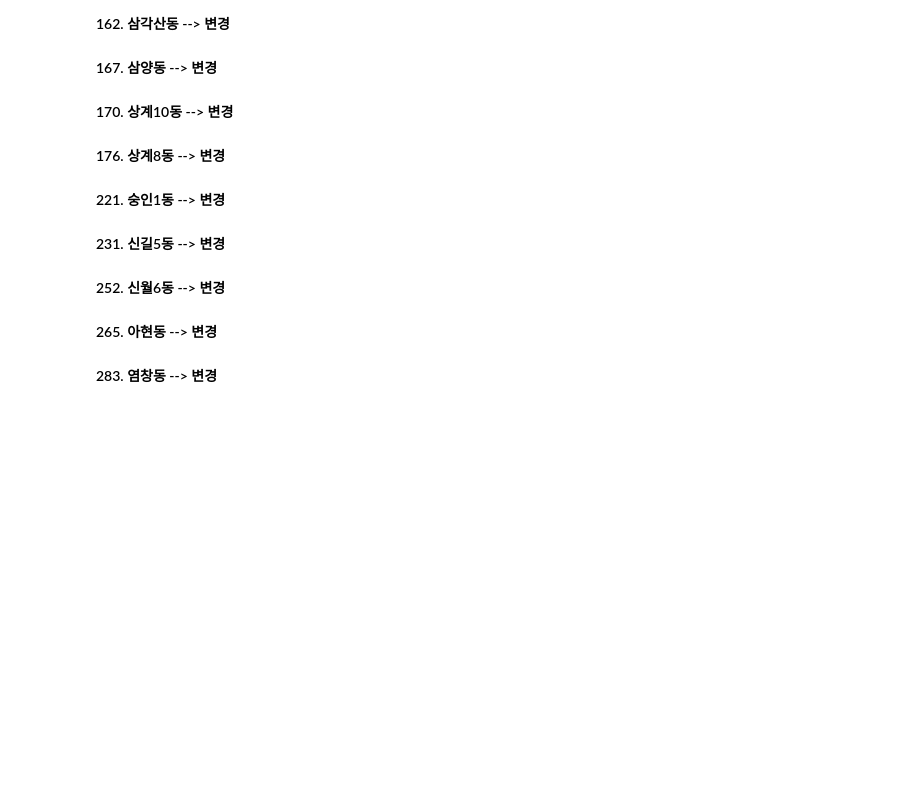
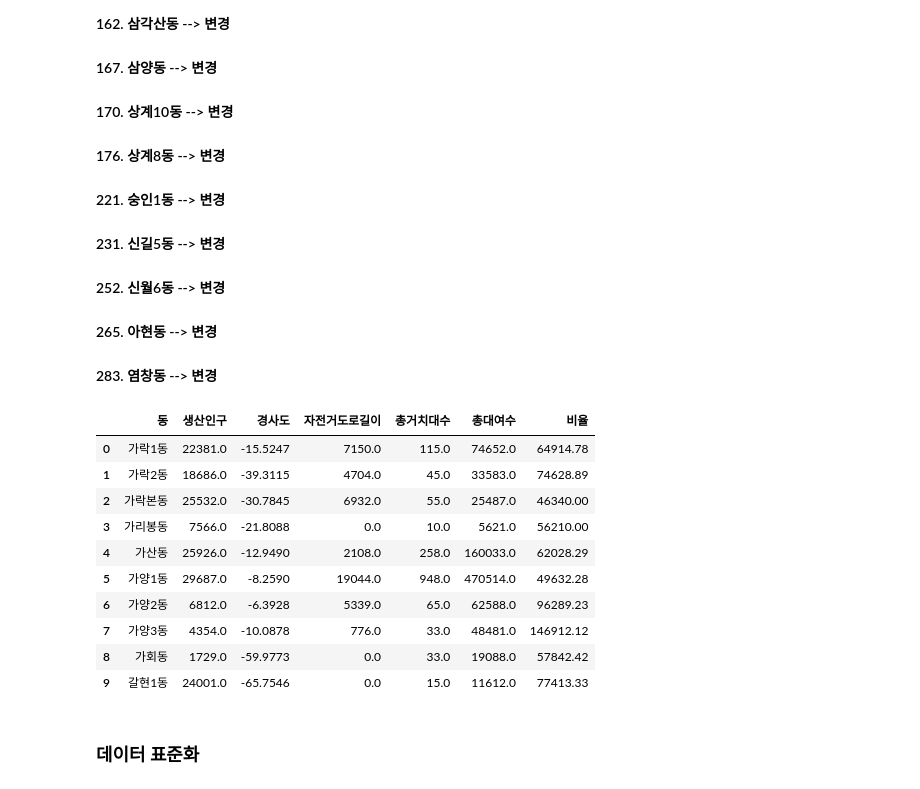
Before and after one commit to JuheePak/Python-project, a Jupyter notebook: source/visualization.ipynb, the cells around one changed output. Saved outputs shown, nothing was run; the diff lists cells and outputs as text; code cells hidden in the pictures; blank space fills up the shorter version.

```diff
--- a/source/visualization.ipynb
+++ b/source/visualization.ipynb
@@ -228,3 +224,19 @@ all[all['총거치대수'].isnull()] # 동이름 있는데 거치대 수가 없
 all.fillna(0, inplace=True) # 결측값 0으로 치환
 # %%
 all.to_csv('data/dong_df_1110.csv', index=False, encoding='utf-8')
+# %%
+display(all.head(10))
+# %% [output]
+|  | 동 | 생산인구 | 경사도 | 자전거도로길이 | 총거치대수 | 총대여수 | 비율 |
+| 0 | 가락1동 | 22381.0 | -15.5247 | 7150.0 | 115.0 | 74652.0 | 64914.78 |
+| 1 | 가락2동 | 18686.0 | -39.3115 | 4704.0 | 45.0 | 33583.0 | 74628.89 |
+| 2 | 가락본동 | 25532.0 | -30.7845 | 6932.0 | 55.0 | 25487.0 | 46340.00 |
+| 3 | 가리봉동 | 7566.0 | -21.8088 | 0.0 | 10.0 | 5621.0 | 56210.00 |
+| 4 | 가산동 | 25926.0 | -12.9490 | 2108.0 | 258.0 | 160033.0 | 62028.29 |
+| 5 | 가양1동 | 29687.0 | -8.2590 | 19044.0 | 948.0 | 470514.0 | 49632.28 |
+| 6 | 가양2동 | 6812.0 | -6.3928 | 5339.0 | 65.0 | 62588.0 | 96289.23 |
+| 7 | 가양3동 | 4354.0 | -10.0878 | 776.0 | 33.0 | 48481.0 | 146912.12 |
+| 8 | 가회동 | 1729.0 | -59.9773 | 0.0 | 33.0 | 19088.0 | 57842.42 |
+| 9 | 갈현1동 | 24001.0 | -65.7546 | 0.0 | 15.0 | 11612.0 | 77413.33 |
+# %% [markdown]
+### 데이터 표준화
```
Also changed, not shown: parts of 11 cells of this notebook.
